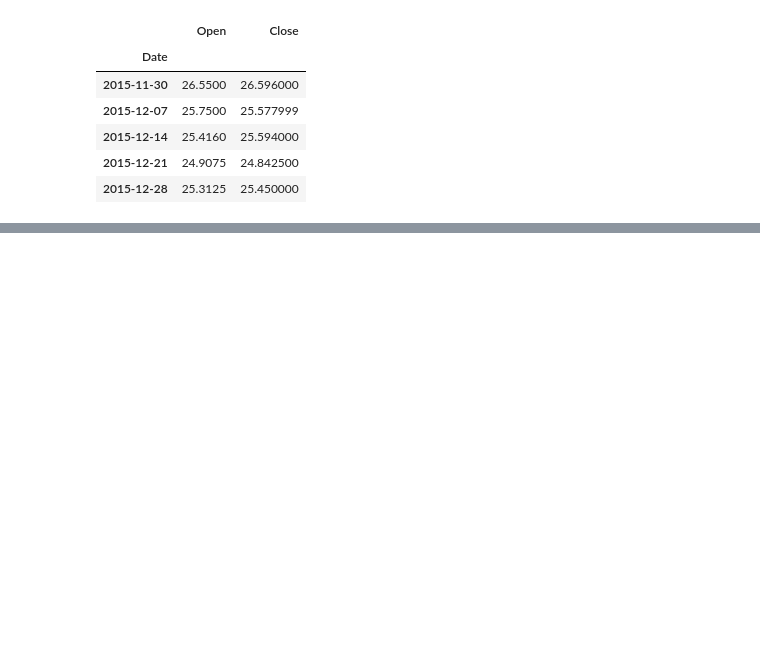
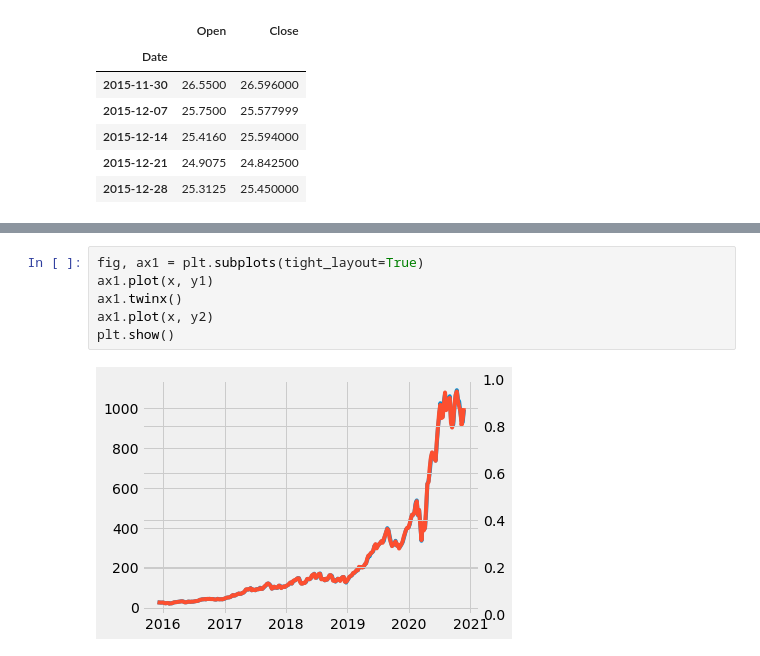
Before and after one commit to aau-vasak/capstone_project, a Jupyter notebook: EDA.ipynb, the cells around one changed output, grey strips where cells are left out. Drawn from its saved outputs; the diff is of its cells as text; blank space fills up the shorter version.

```diff
--- a/EDA.ipynb
+++ b/EDA.ipynb
@@ -123,0 +129,8 @@ plt.show()
+# %%
+fig, ax1 = plt.subplots(tight_layout=True)
+ax1.plot(x, y1)
+ax1.twinx()
+ax1.plot(x, y2)
+plt.show()
+# %% [output]
+[figure, added]
```
Also changed, not shown: parts of 4 cells of this notebook.
